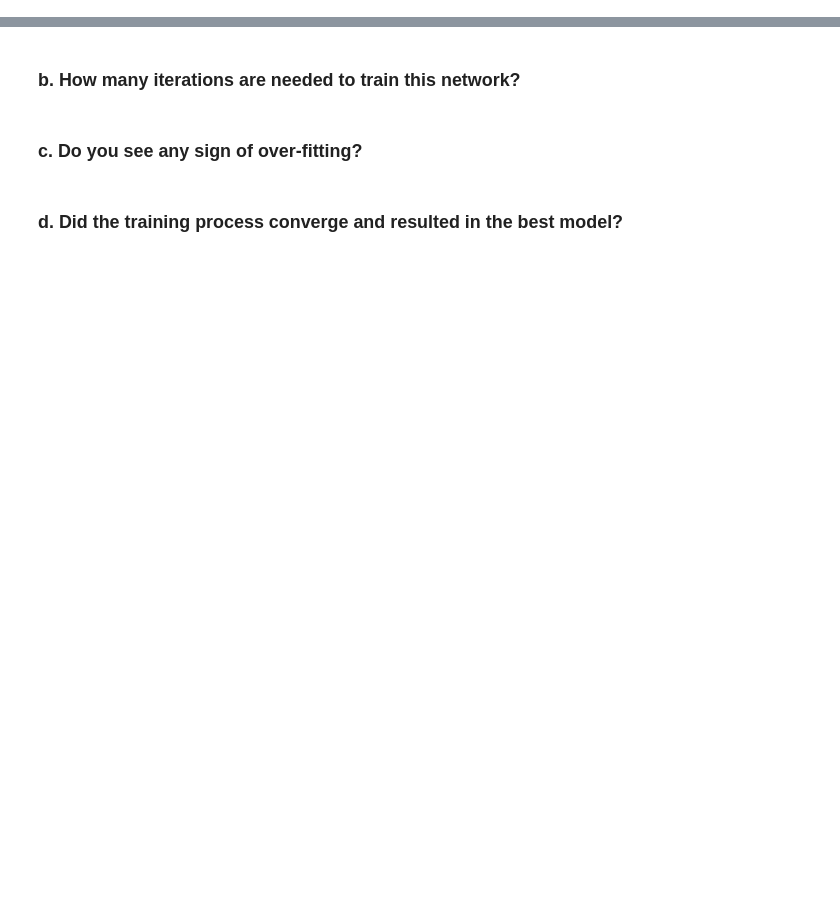
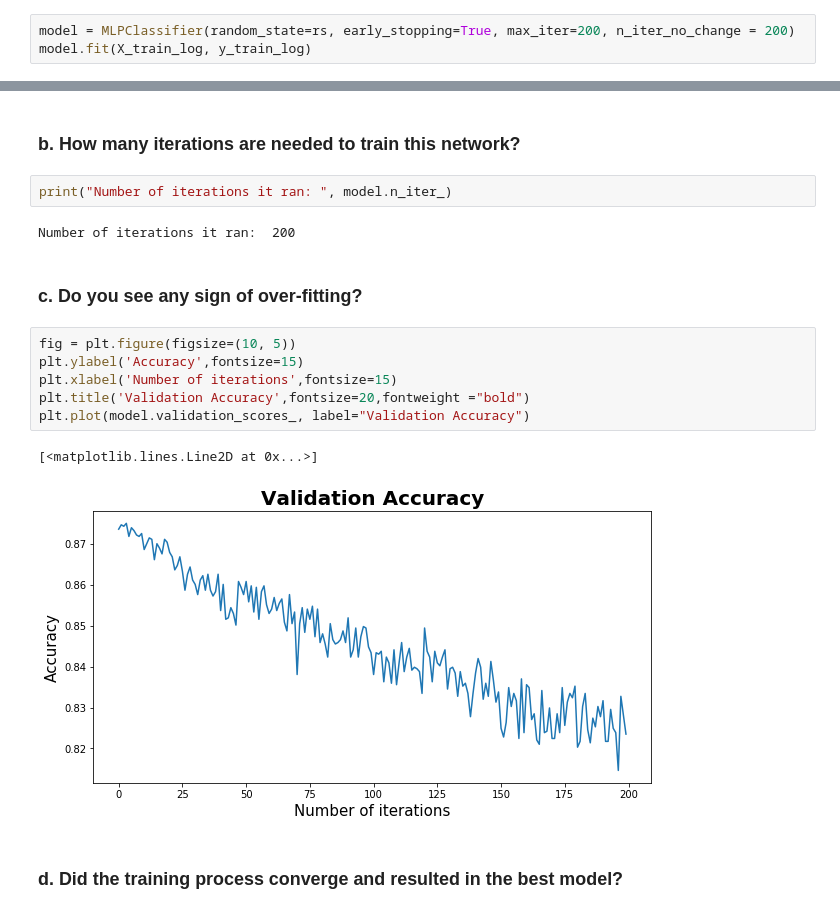
Before and after one commit to ChihchengHsieh/IFN645Assignment1, a Jupyter notebook: Assignment1.ipynb, the cells around one changed output, grey strips where cells are left out. Drawn from its saved outputs; the diff is of its cells as text; blank space fills up the shorter version.

Commit message:
TuningTheModel

```diff
--- a/Assignment1.ipynb
+++ b/Assignment1.ipynb
@@ -630,3 +652,6 @@ weighted avg       0.76      0.87      0.81     12067
  # Task4 - Predicting using neural network
 # %% [markdown]
 ## 1. Build a Neural Network model using the default setting. Answer the following:
+# %%
+model = MLPClassifier(random_state=rs, early_stopping=True, max_iter=200, n_iter_no_change = 200)
+model.fit(X_train_log, y_train_log)
@@ -635,6 +688,19 @@ weighted avg       0.76      0.87      0.81     12067
 # %% [markdown]
 ### b. How many iterations are needed to train this network?
+# %%
+print("Number of iterations it ran: ", model.n_iter_)
+# %% [output]
+Number of iterations it ran:  200
 # %% [markdown]
 ### c. Do you see any sign of over-fitting?
+# %%
+fig = plt.figure(figsize=(10, 5))
+plt.ylabel('Accuracy',fontsize=15)
+plt.xlabel('Number of iterations',fontsize=15)
+plt.title('Validation Accuracy',fontsize=20,fontweight ="bold")
+plt.plot(model.validation_scores_, label="Validation Accuracy")
+# %% [output]
+[<matplotlib.lines.Line2D at 0x...>]
+[figure, added]
 # %% [markdown]
 ### d. Did the training process converge and resulted in the best model?
```
Also changed, not shown: parts of 65 cells of this notebook.
